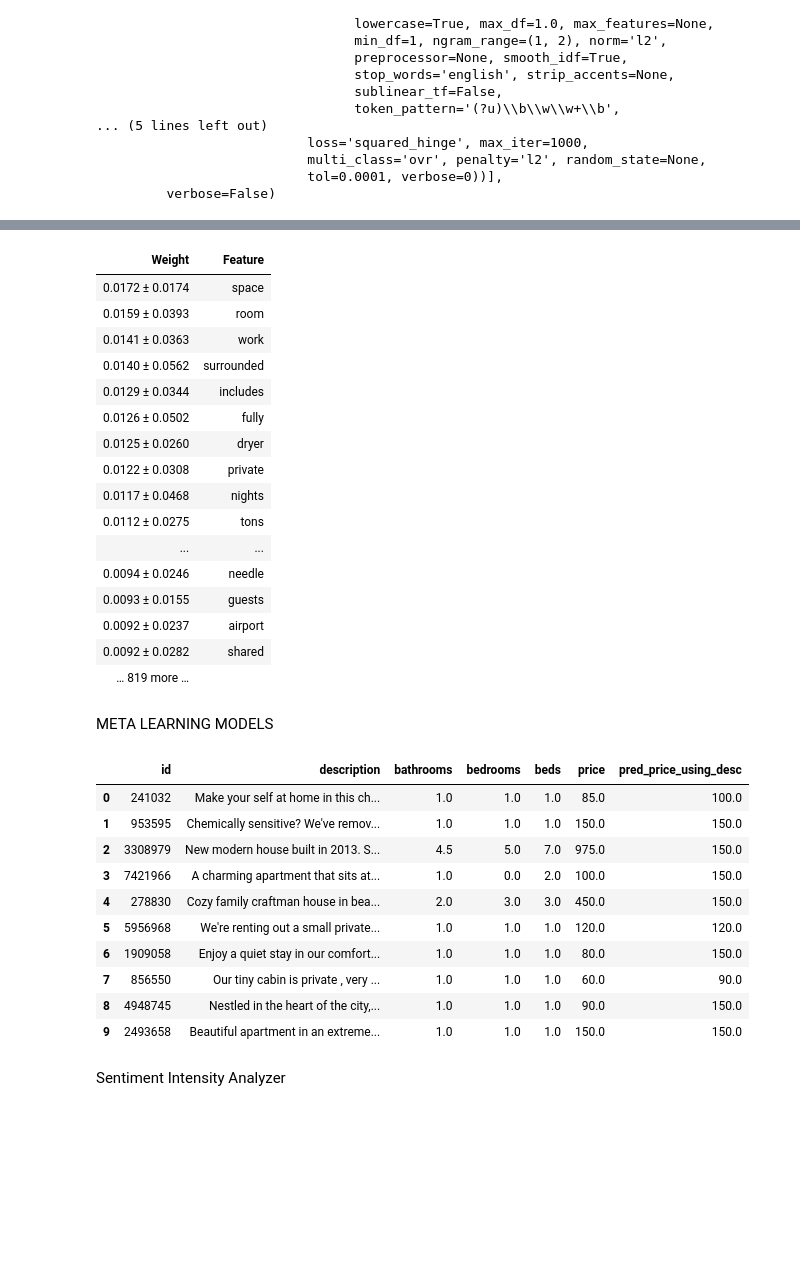
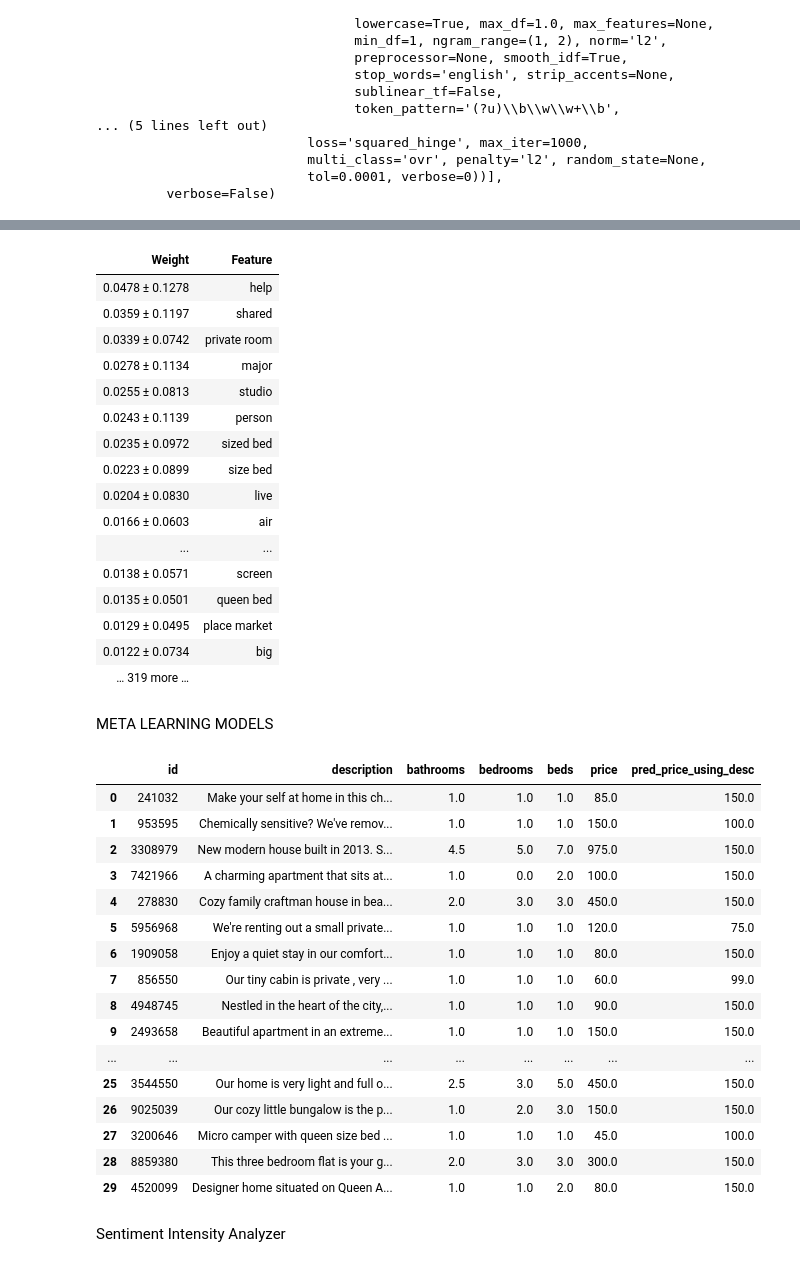
Before and after one commit to MarianVinasDSPT7/DS-Unit-4-Sprint-3-Deep-Learning, a Jupyter notebook: U4_Build_NLP_Airbnb_2.ipynb, the cells around one changed output, grey strips where cells are left out. Drawn from its saved outputs; the diff is of its cells as text; code cells hidden in the pictures; blank space fills up the shorter version.

```diff
--- a/U4_Build_NLP_Airbnb_2.ipynb
+++ b/U4_Build_NLP_Airbnb_2.ipynb
@@ -12,7 +12,7 @@ from sklearn.metrics import mean_squared_error, r2_score, accuracy_score, mean_a
 
 %matplotlib inline
 # %%
-df = pd.read_csv('seattle/listings.csv')
+df = pd.read_csv('/content/listings.csv')
 # %%
 df.head()
 # %% [output]
@@ -363,7 +360,7 @@ target = df['price']
 
 rfc = RandomForestClassifier()
 
-pipe = Pipeline([('vect', vect), ('clf', rfc)])
+pipe2 = Pipeline([('vect', vect), ('clf', rfc)])
 
 
 parameters = {
@@ -374,7 +371,7 @@ parameters = {
     'clf__max_depth':(5, 10, 15, 20)
 }
 
-grid_search = GridSearchCV(pipe, parameters, cv=5, n_jobs=4, verbose=1)
+grid_search = GridSearchCV(pipe2, parameters, cv=5, n_jobs=4, verbose=1)
 grid_search.fit(df['description'], target)
 # %% [output]
 Fitting 5 folds for each of 96 candidates, totalling 480 fits
@@ -430,22 +441,22 @@ import eli5
 eli5.show_weights(clf, vec=vect, top=20)
 # %% [output]
 | Weight | Feature |
-| 0.0172 ± 0.0174 | space |
-| 0.0159 ± 0.0393 | room |
-| 0.0141 ± 0.0363 | work |
-| 0.0140 ± 0.0562 | surrounded |
-| 0.0129 ± 0.0344 | includes |
-| 0.0126 ± 0.0502 | fully |
-| 0.0125 ± 0.0260 | dryer |
-| 0.0122 ± 0.0308 | private |
-| 0.0117 ± 0.0468 | nights |
-| 0.0112 ± 0.0275 | tons |
+| 0.0478 ± 0.1278 | help |
+| 0.0359 ± 0.1197 | shared |
+| 0.0339 ± 0.0742 | private room |
+| 0.0278 ± 0.1134 | major |
+| 0.0255 ± 0.0813 | studio |
+| 0.0243 ± 0.1139 | person |
+| 0.0235 ± 0.0972 | sized bed |
+| 0.0223 ± 0.0899 | size bed |
+| 0.0204 ± 0.0830 | live |
+| 0.0166 ± 0.0603 | air |
 | ... | ... |
-| 0.0094 ± 0.0246 | needle |
-| 0.0093 ± 0.0155 | guests |
-| 0.0092 ± 0.0237 | airport |
-| 0.0092 ± 0.0282 | shared |
-| … 819 more … |  |
+| 0.0138 ± 0.0571 | screen |
+| 0.0135 ± 0.0501 | queen bed |
+| 0.0129 ± 0.0495 | place market |
+| 0.0122 ± 0.0734 | big |
+| … 319 more … |  |
 # %% [markdown]
 META LEARNING MODELS
 # %%
@@ -455,19 +466,25 @@ pred = grid_search.predict(df['description'])
 # %%
 df_pred = pd.DataFrame({'id': df['id'], 'description': df['description'], 'bathrooms': df['bathrooms'], 'bedrooms': df['bedrooms'],
                        'beds': df['beds'], 'price': df['price'], 'pred_price_using_desc': pred})
-df_pred.head(10)
+df_pred.head(30)
 # id	description	bathrooms	bedrooms	beds	price
 # %% [output]
 |  | id | description | bathrooms | bedrooms | beds | price | pred_price_using_desc |
-| 0 | 241032 | Make your self at home in this ch... | 1.0 | 1.0 | 1.0 | 85.0 | 100.0 |
-| 1 | 953595 | Chemically sensitive? We've remov... | 1.0 | 1.0 | 1.0 | 150.0 | 150.0 |
+| 0 | 241032 | Make your self at home in this ch... | 1.0 | 1.0 | 1.0 | 85.0 | 150.0 |
+| 1 | 953595 | Chemically sensitive? We've remov... | 1.0 | 1.0 | 1.0 | 150.0 | 100.0 |
 | 2 | 3308979 | New modern house built in 2013. S... | 4.5 | 5.0 | 7.0 | 975.0 | 150.0 |
 | 3 | 7421966 | A charming apartment that sits at... | 1.0 | 0.0 | 2.0 | 100.0 | 150.0 |
 | 4 | 278830 | Cozy family craftman house in bea... | 2.0 | 3.0 | 3.0 | 450.0 | 150.0 |
-| 5 | 5956968 | We're renting out a small private... | 1.0 | 1.0 | 1.0 | 120.0 | 120.0 |
+| 5 | 5956968 | We're renting out a small private... | 1.0 | 1.0 | 1.0 | 120.0 | 75.0 |
 | 6 | 1909058 | Enjoy a quiet stay in our comfort... | 1.0 | 1.0 | 1.0 | 80.0 | 150.0 |
-| 7 | 856550 | Our tiny cabin is private , very ... | 1.0 | 1.0 | 1.0 | 60.0 | 90.0 |
+| 7 | 856550 | Our tiny cabin is private , very ... | 1.0 | 1.0 | 1.0 | 60.0 | 99.0 |
 | 8 | 4948745 | Nestled in the heart of the city,... | 1.0 | 1.0 | 1.0 | 90.0 | 150.0 |
 | 9 | 2493658 | Beautiful apartment in an extreme... | 1.0 | 1.0 | 1.0 | 150.0 | 150.0 |
+| ... | ... | ... | ... | ... | ... | ... | ... |
+| 25 | 3544550 | Our home is very light and full o... | 2.5 | 3.0 | 5.0 | 450.0 | 150.0 |
+| 26 | 9025039 | Our cozy little bungalow is the p... | 1.0 | 2.0 | 3.0 | 150.0 | 150.0 |
+| 27 | 3200646 | Micro camper with queen size bed ... | 1.0 | 1.0 | 1.0 | 45.0 | 100.0 |
+| 28 | 8859380 | This three bedroom flat is your g... | 2.0 | 3.0 | 3.0 | 300.0 | 150.0 |
+| 29 | 4520099 | Designer home situated on Queen A... | 1.0 | 1.0 | 2.0 | 80.0 | 150.0 |
 # %% [markdown]
 Sentiment Intensity Analyzer
```
Also changed, not shown: parts of 19 cells of this notebook.
